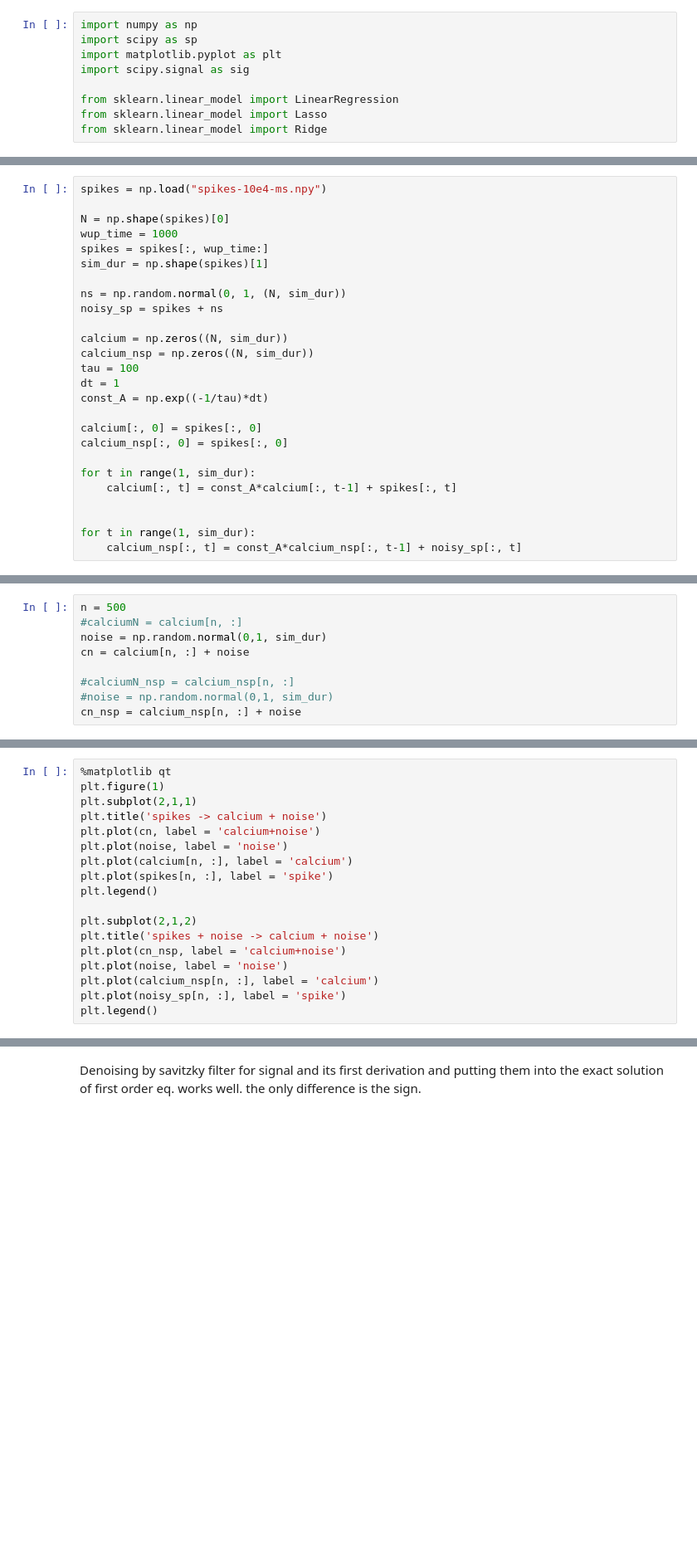
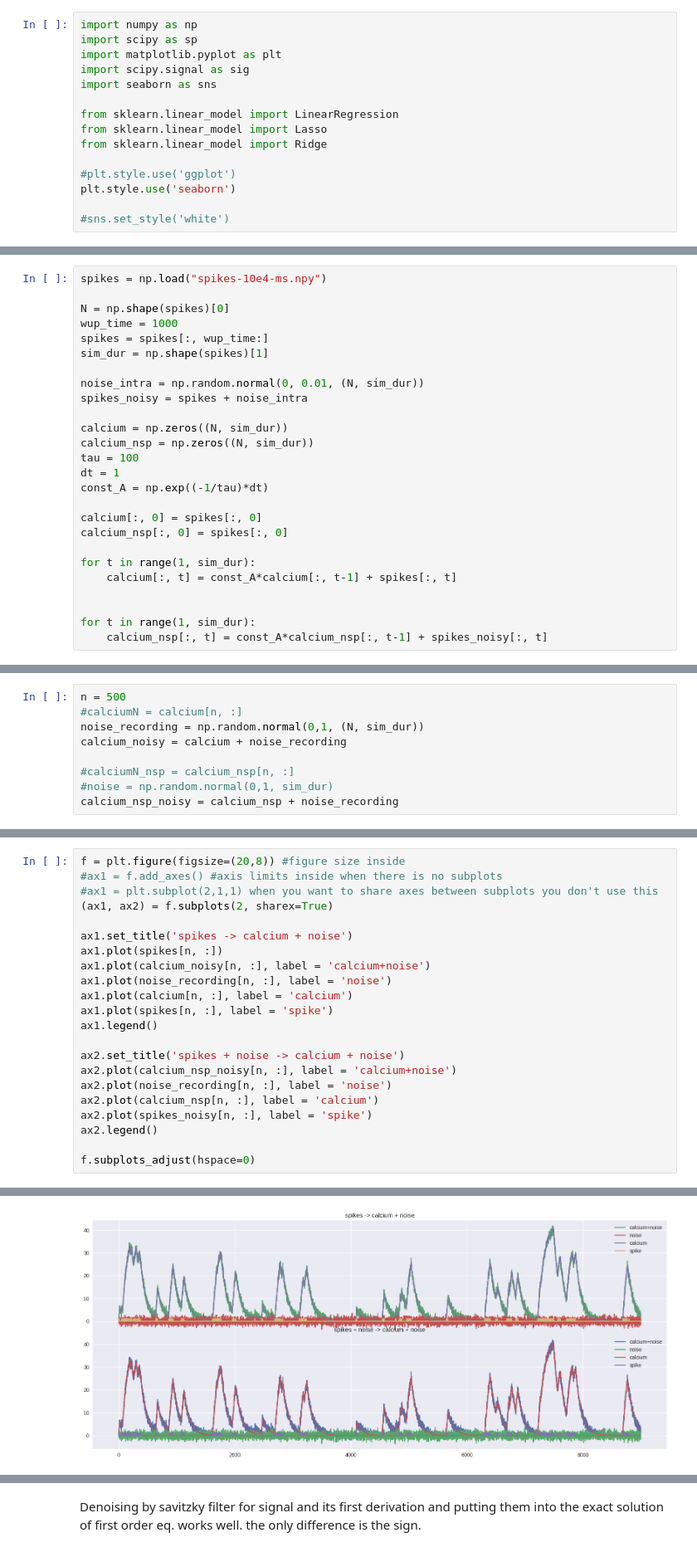
Before and after one commit to mjoudy/Calcium---AR, a Jupyter notebook: pre-processing-for-stefan.ipynb, the cells around one changed output, grey strips where cells are left out. Shown at 83% size. Cells and saved outputs as stored; diff of their text form; blank space fills up the shorter version.

```diff
--- a/pre-processing-for-stefan.ipynb
+++ b/pre-processing-for-stefan.ipynb
@@ -3,7 +3,13 @@ import numpy as np
 import scipy as sp
 import matplotlib.pyplot as plt
 import scipy.signal as sig
+import seaborn as sns
 
 from sklearn.linear_model import LinearRegression
 from sklearn.linear_model import Lasso
 from sklearn.linear_model import Ridge
+
+#plt.style.use('ggplot')
+plt.style.use('seaborn')
+
+#sns.set_style('white')
@@ -17,8 +21,8 @@ wup_time = 1000
 spikes = spikes[:, wup_time:]
 sim_dur = np.shape(spikes)[1]
 
-ns = np.random.normal(0, 1, (N, sim_dur))
-noisy_sp = spikes + ns
+noise_intra = np.random.normal(0, 0.01, (N, sim_dur))
+spikes_noisy = spikes + noise_intra
 
 calcium = np.zeros((N, sim_dur))
 calcium_nsp = np.zeros((N, sim_dur))
@@ -34,4 +38,4 @@ for t in range(1, sim_dur):
 
 
 for t in range(1, sim_dur):
-    calcium_nsp[:, t] = const_A*calcium_nsp[:, t-1] + noisy_sp[:, t]
+    calcium_nsp[:, t] = const_A*calcium_nsp[:, t-1] + spikes_noisy[:, t]
@@ -45,9 +42,9 @@ red: spikes train
 # %%
 n = 500
 #calciumN = calcium[n, :]
-noise = np.random.normal(0,1, sim_dur)
-cn = calcium[n, :] + noise
+noise_recording = np.random.normal(0,1, (N, sim_dur))
+calcium_noisy = calcium + noise_recording
 
 #calciumN_nsp = calcium_nsp[n, :]
 #noise = np.random.normal(0,1, sim_dur)
-cn_nsp = calcium_nsp[n, :] + noise
+calcium_nsp_noisy = calcium_nsp + noise_recording
@@ -60,19 +51,23 @@ np.save('noisy_cal',cn)
 # %%
-%matplotlib qt
-plt.figure(1)
-plt.subplot(2,1,1)
-plt.title('spikes -> calcium + noise')
-plt.plot(cn, label = 'calcium+noise')
-plt.plot(noise, label = 'noise')
-plt.plot(calcium[n, :], label = 'calcium')
-plt.plot(spikes[n, :], label = 'spike')
-plt.legend()
+f = plt.figure(figsize=(20,8)) #figure size inside
+#ax1 = f.add_axes() #axis limits inside when there is no subplots
+#ax1 = plt.subplot(2,1,1) when you want to share axes between subplots you don't use this
+(ax1, ax2) = f.subplots(2, sharex=True)
 
-plt.subplot(2,1,2)
-plt.title('spikes + noise -> calcium + noise')
-plt.plot(cn_nsp, label = 'calcium+noise')
-plt.plot(noise, label = 'noise')
-plt.plot(calcium_nsp[n, :], label = 'calcium')
-plt.plot(noisy_sp[n, :], label = 'spike')
-plt.legend()
+ax1.set_title('spikes -> calcium + noise')
+ax1.plot(spikes[n, :])
+ax1.plot(calcium_noisy[n, :], label = 'calcium+noise')
+ax1.plot(noise_recording[n, :], label = 'noise')
+ax1.plot(calcium[n, :], label = 'calcium')
+ax1.plot(spikes[n, :], label = 'spike')
+ax1.legend()
+
+ax2.set_title('spikes + noise -> calcium + noise')
+ax2.plot(calcium_nsp_noisy[n, :], label = 'calcium+noise')
+ax2.plot(noise_recording[n, :], label = 'noise')
+ax2.plot(calcium_nsp[n, :], label = 'calcium')
+ax2.plot(spikes_noisy[n, :], label = 'spike')
+ax2.legend()
+
+f.subplots_adjust(hspace=0)
 # %% [output]
@@ -79,0 +74 @@ plt.legend()
+[figure, added]
```
Also changed, not shown: parts of 27 cells of this notebook.
